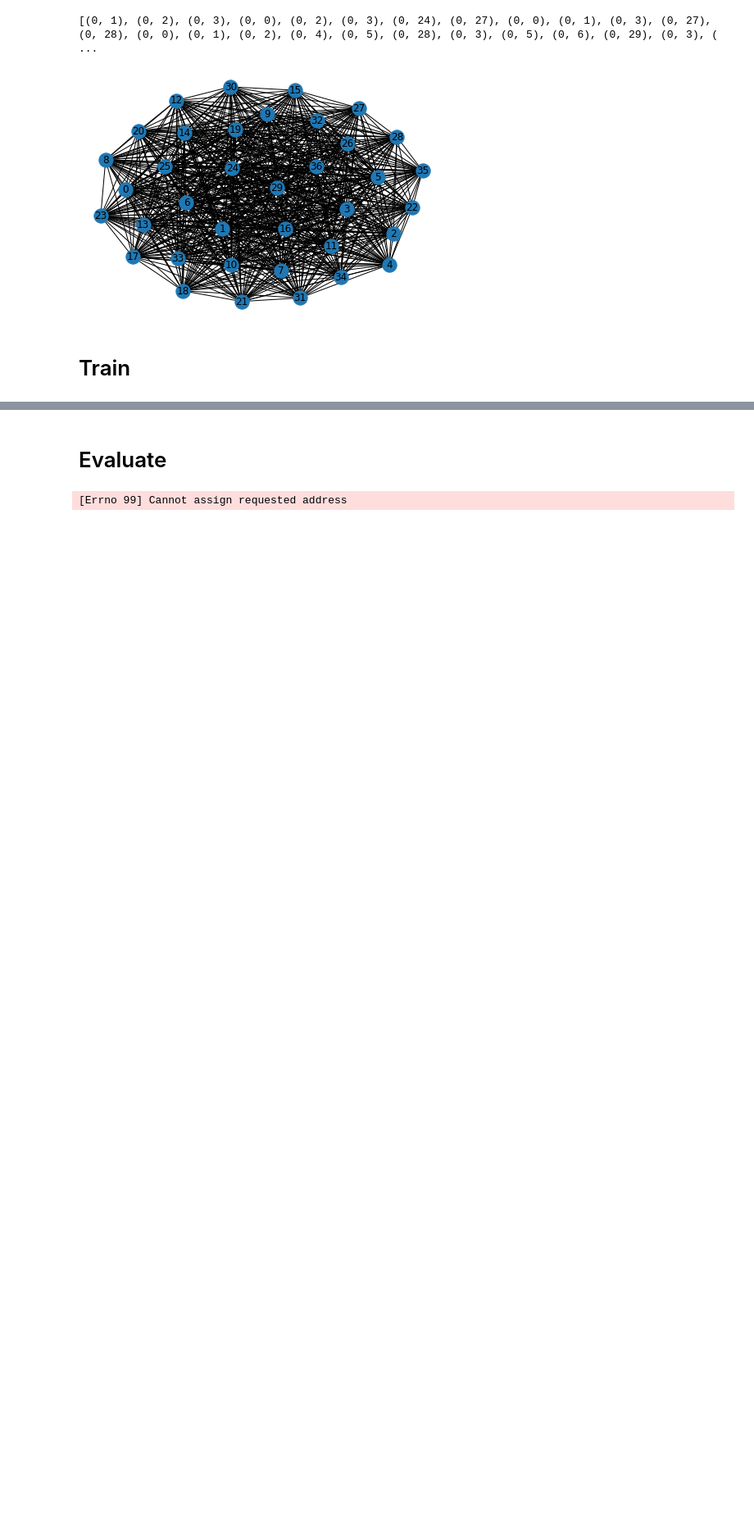
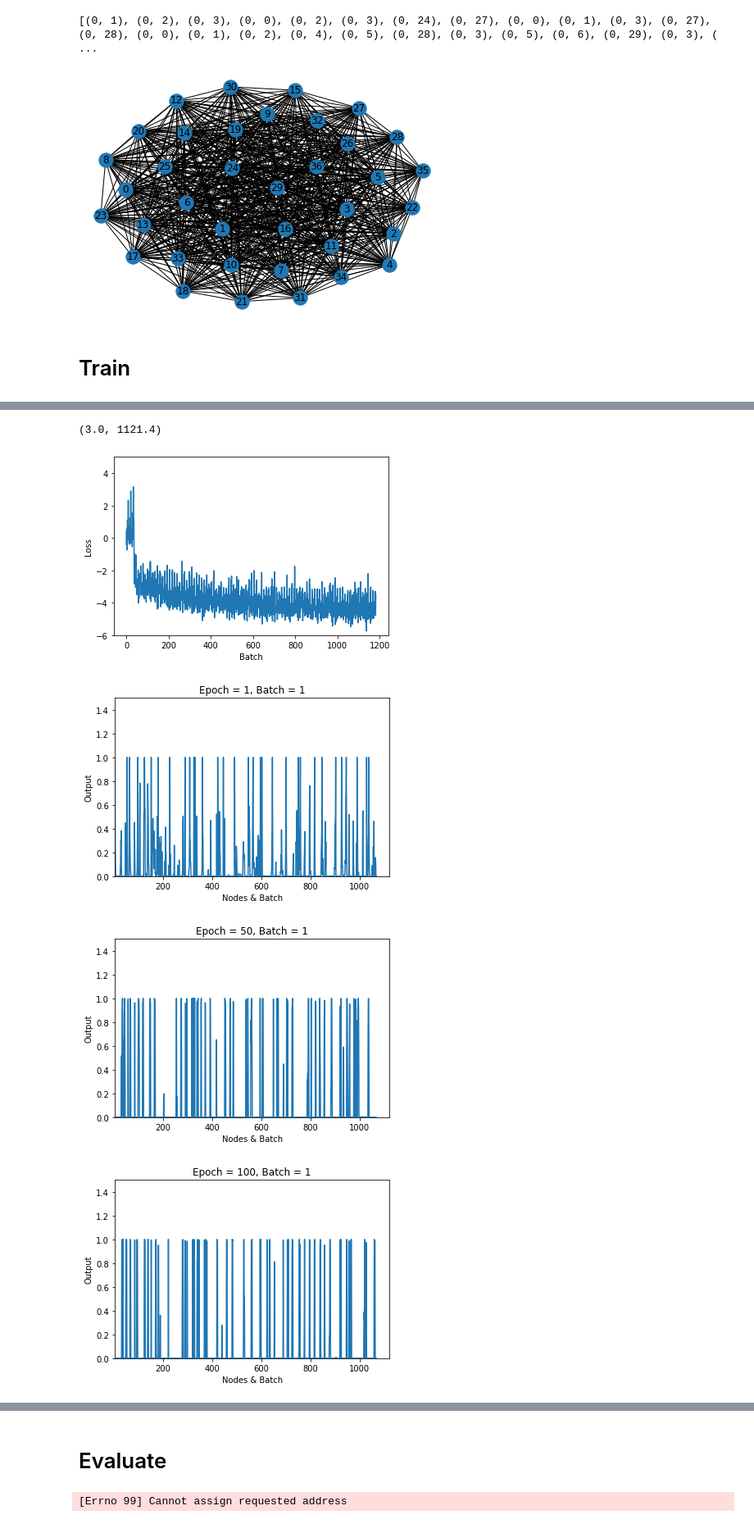
Before and after one commit to MohsenJadidi/Erdos-Goes-Neural, a Jupyter notebook: ModifiedCode/Clique_Train.ipynb, the cells around one changed output, grey strips where cells are left out. Shown at 82% size. Cells and saved outputs as stored; diff of their text form; code cells hidden in the pictures; blank space fills up the shorter version.

```diff
--- a/ModifiedCode/Clique_Train.ipynb
+++ b/ModifiedCode/Clique_Train.ipynb
@@ -418,6 +420,11 @@ penalty_increase = -0.00
 validation_timeout = 75
 
 #save_path = "%PATH"
+
+i = 0
+lossList = [] #+++++++++++++++++++++++++++++++++++++++++
+outputdic = {}
+ExpectedCardinalityList = []
 
 for batch_size, learning_rate, numlayers, penalty_coeff, r_seed, hidden_1 in product(b_sizes, l_rates, depths, coefficients, rand_seeds, widths):
 
@@ -496,7 +503,6 @@ for batch_size, learning_rate, numlayers, penalty_coeff, r_seed, hidden_1 in pro
 
             retdict = net(data_prime, edge_drop_p, penalty_coeff) # In this line, actually forward method runs
 
-
             for key,val in retdict.items():
                 if "sequence" in val[1]:
                     if key in totalretdict:
@@ -511,7 +517,17 @@ for batch_size, learning_rate, numlayers, penalty_coeff, r_seed, hidden_1 in pro
                     except:
                         print(f"Remember, you need more than 1 value for a histogram! Key: {key}", val[0].shape)
 
+                #+++++++++++++++++++++++++++++++++++++++++
+                if key == 'loss':
+                  lossList.append(val[0].cpu().detach().numpy())
 
+                elif key == 'output' and count == 1:
+                  outputdic[i] = (val[0].cpu().detach().numpy())
+                  i = i + 1
+
+                elif key == 'Expected_cardinality':
+                  ExpectedCardinalityList.append(val[0].cpu().detach().numpy())
+                #+++++++++++++++++++++++++++++++++++++++++
             #print("here4")
 
             if epoch > 2:
@@ -540,0 +573,44 @@ NameError: ignored
+# %%
+import matplotlib.pyplot as plt
+fig = plt.figure()
+lossList = list(np.delete(lossList, np.where(np.array(lossList) > 5))) # remove out
+plt.plot(lossList)
+plt.xlabel("Batch")
+plt.ylabel("Loss")
+plt.ylim((-6,5))
+
+fig = plt.figure()
+plt.plot(outputdic[0])
+plt.xlabel("Nodes & Batch")
+plt.ylabel("Output")
+plt.title('Epoch = {e}, Batch = 1'.format(e=1))
+plt.ylim((-0,1.5))
+plt.xlim(left=3)
+
+fig = plt.figure()
+plt.plot(outputdic[49])
+plt.xlabel("Nodes & Batch")
+plt.ylabel("Output")
+plt.title('Epoch = {e}, Batch = 1'.format(e=50))
+plt.ylim((-0,1.5))
+plt.xlim(left=3)
+
+fig = plt.figure()
+plt.plot(outputdic[99])
+plt.xlabel("Nodes & Batch")
+plt.ylabel("Output")
+plt.title('Epoch = {e}, Batch = 1'.format(e=100))
+plt.ylim((-0,1.5))
+plt.xlim(left=3)
+
+# fig = plt.figure()
+# plt.plot(ExpectedCardinalityList)
+# plt.xlabel("Batch")
+# plt.ylabel("Expected Cardinality")
+# # plt.ylim((-6,6))
+# %% [output]
+(3.0, 1121.4)
+[figure, added]
+[figure, added]
+[figure, added]
+[figure, added]
```
Also changed, not shown: parts of 7 cells of this notebook.
